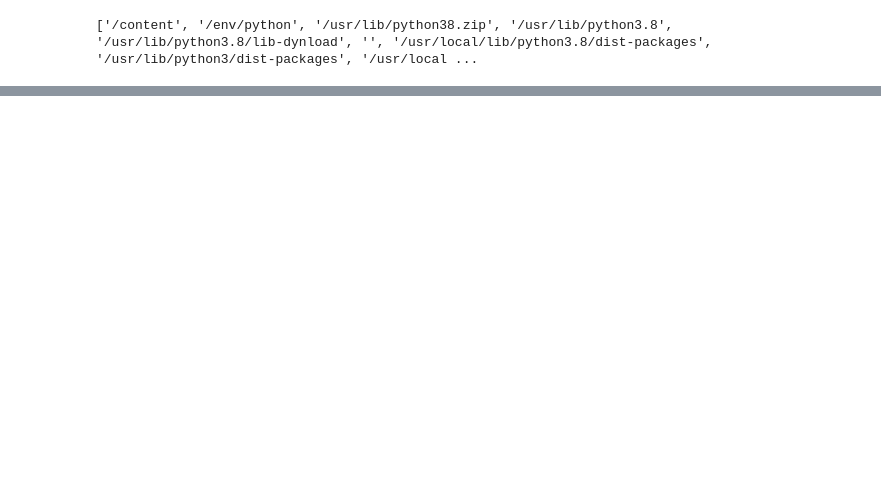
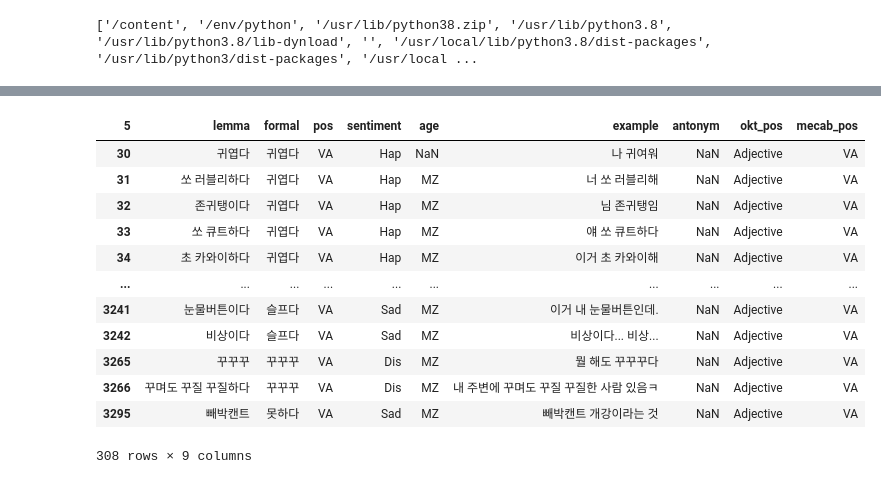
Before and after one commit to textnetkr/MemeProject, a Jupyter notebook: src/comparison/add_userdict.ipynb, the cells around one changed output, grey strips where cells are left out. Saved outputs shown, nothing was run; the diff lists cells and outputs as text; code cells hidden in the pictures; blank space fills up the shorter version.

```diff
--- a/src/comparison/add_userdict.ipynb
+++ b/src/comparison/add_userdict.ipynb
@@ -269,0 +311,2 @@ user_dict = fm.load(config.user_dict)
+# %%
+user_dict_3 = user_dict_2[~user_dict_2.lemma.isnull()]
@@ -269,0 +354,2 @@ user_dict = fm.load(config.user_dict)
+# %%
+user_dict_3['okt_pos'] = user_dict_3.pos.swifter.apply(okt)
@@ -269,0 +373,28 @@ user_dict = fm.load(config.user_dict)
+# %%
+def mecab(pos):
+  result = ""
+  if pos == "NN":
+    result = "NNG" # 일반 명사
+  elif pos == "NNP":
+    result = "NNP" # 고유 명사
+  elif pos == "NR":
+    result = "NR" # 수사
+  elif pos == "NP":
+    result = "NP" # 대명사
+  elif pos == "VV":
+    result = "VV" # 동사
+  elif pos == "VA":
+    result = "VA" # 형용사
+  elif pos == "MM":
+    result = "MM" # 관형사
+  elif pos == "MAG":
+    result = "MAG" # 일반부사
+  elif pos == "MAJ":
+    result = "MAJ" # 접속부사
+  elif pos == "IC":
+    result = "IC" # 감탄사
+  elif pos == "JO":
+    result = "JKS" # 조사
+  return result
+# %%
+user_dict_3['mecab_pos'] = user_dict_3.pos.swifter.apply(mecab)
@@ -269,0 +440,16 @@ user_dict = fm.load(config.user_dict)
+# %%
+user_dict_3[user_dict_3.pos=='VA']
+# %% [output]
+| 5 | lemma | formal | pos | sentiment | age | example | antonym | okt_pos | mecab_pos |
+| 30 | 귀엽다 | 귀엽다 | VA | Hap | NaN | 나 귀여워 | NaN | Adjective | VA |
+| 31 | 쏘 러블리하다 | 귀엽다 | VA | Hap | MZ | 너 쏘 러블리해 | NaN | Adjective | VA |
+| 32 | 존귀탱이다 | 귀엽다 | VA | Hap | MZ | 님 존귀탱임 | NaN | Adjective | VA |
+| 33 | 쏘 큐트하다 | 귀엽다 | VA | Hap | MZ | 얘 쏘 큐트하다 | NaN | Adjective | VA |
+| 34 | 초 카와이하다 | 귀엽다 | VA | Hap | MZ | 이거 초 카와이해 | NaN | Adjective | VA |
+| ... | ... | ... | ... | ... | ... | ... | ... | ... | ... |
+| 3241 | 눈물버튼이다 | 슬프다 | VA | Sad | MZ | 이거 내 눈물버튼인데. | NaN | Adjective | VA |
+| 3242 | 비상이다 | 슬프다 | VA | Sad | MZ | 비상이다... 비상... | NaN | Adjective | VA |
+| 3265 | 꾸꾸꾸 | 꾸꾸꾸 | VA | Dis | MZ | 뭘 해도 꾸꾸꾸다 | NaN | Adjective | VA |
+| 3266 | 꾸며도 꾸질 꾸질하다 | 꾸꾸꾸 | VA | Dis | MZ | 내 주변에 꾸며도 꾸질 꾸질한 사람 있음ㅋ | NaN | Adjective | VA |
+| 3295 | 빼박캔트 | 못하다 | VA | Sad | MZ | 빼박캔트 개강이라는 것 | NaN | Adjective | VA |
+308 rows × 9 columns
```
Also changed, not shown: parts of 67 cells of this notebook.
